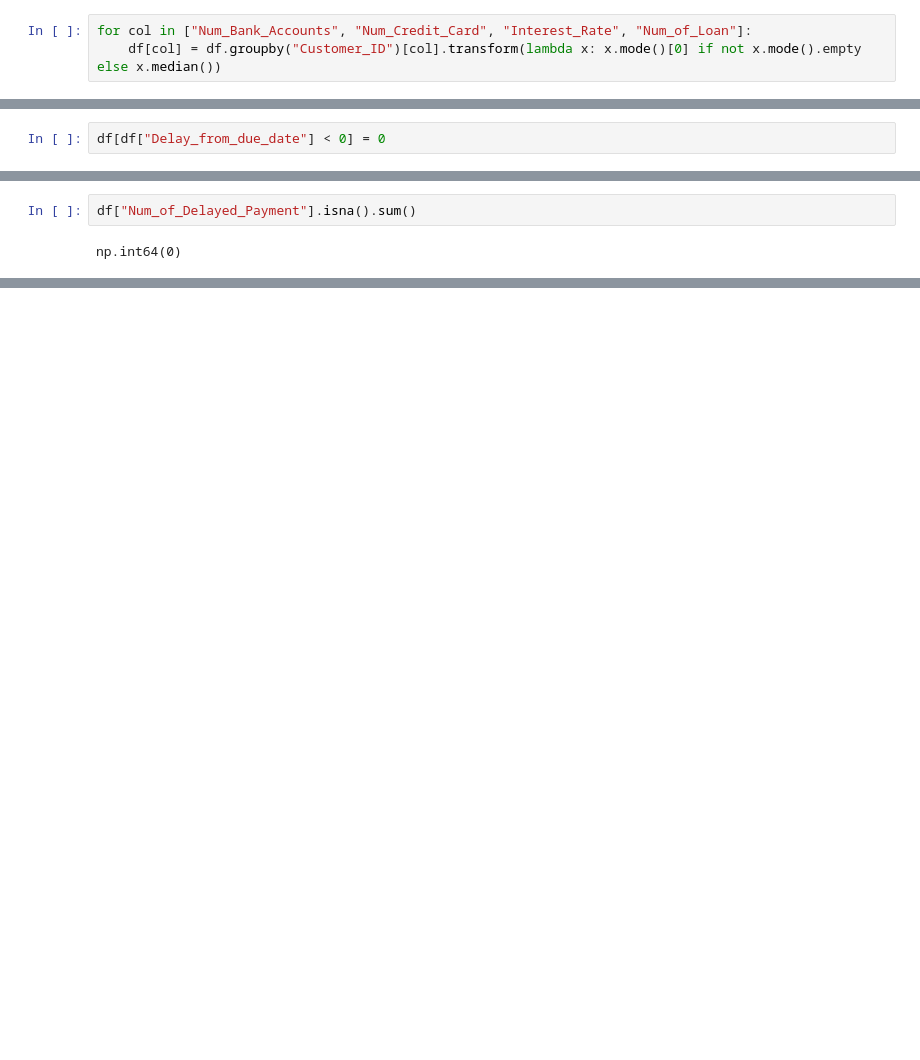
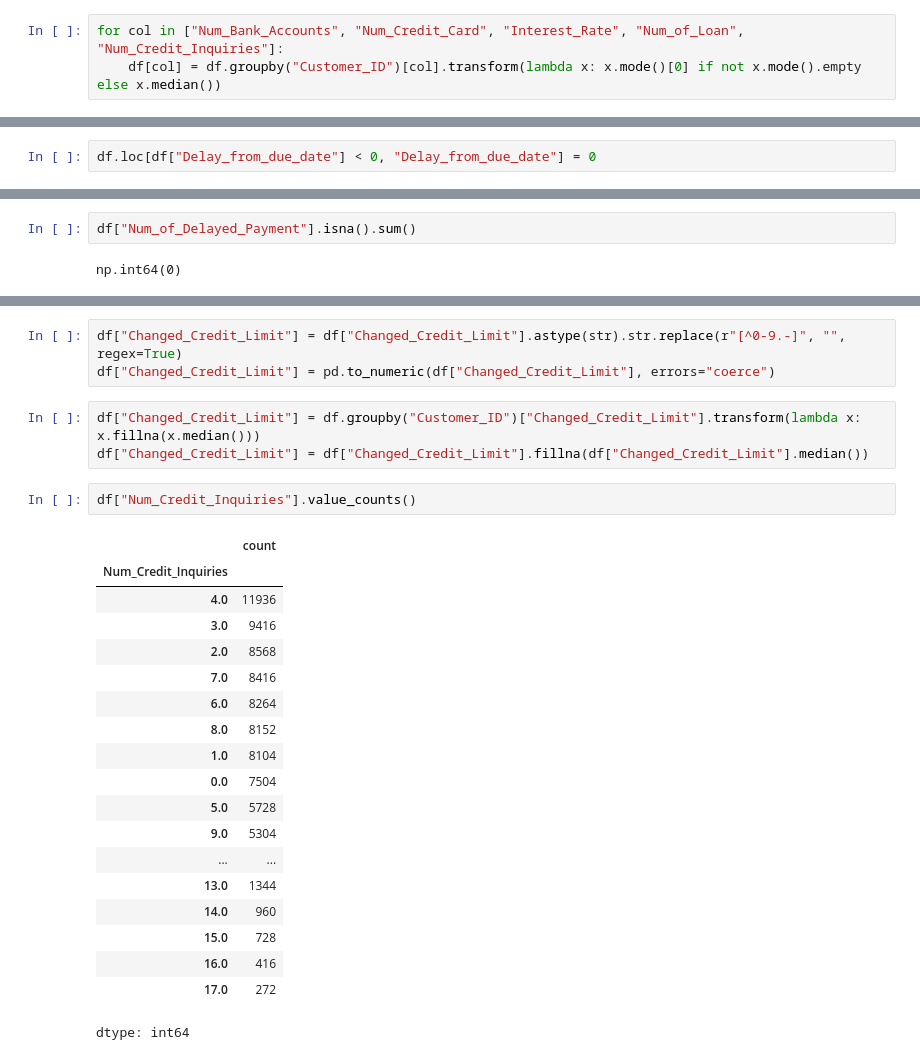
Before and after one commit to Mohamedsadek12/Credit-Score-Dataset, a Jupyter notebook: Credit_Score_Dataset.ipynb, the cells around one changed output, grey strips where cells are left out. Cells and saved outputs as stored; diff of their text form; blank space fills up the shorter version.

```diff
--- a/Credit_Score_Dataset.ipynb
+++ b/Credit_Score_Dataset.ipynb
@@ -215,7 +171,7 @@ df["Num_Bank_Accounts"].value_counts()
 942 rows × 1 columns
 dtype: int64
 # %%
-for col in ["Num_Bank_Accounts", "Num_Credit_Card", "Interest_Rate", "Num_of_Loan"]:
+for col in ["Num_Bank_Accounts", "Num_Credit_Card", "Interest_Rate", "Num_of_Loan", "Num_Credit_Inquiries"]:
     df[col] = df.groupby("Customer_ID")[col].transform(lambda x: x.mode()[0] if not x.mode().empty else x.median())
 # %%
 df.loc[df["Num_Bank_Accounts"] == 0, "Num_Credit_Card"] = 0
@@ -385,7 +339,7 @@ df["Delay_from_due_date"][1]
 # %% [output]
 np.int64(-1)
 # %%
-df[df["Delay_from_due_date"] < 0] = 0
+df.loc[df["Delay_from_due_date"] < 0, "Delay_from_due_date"] = 0
 # %%
 df["Num_of_Delayed_Payment"].isna().sum()
 # %% [output]
@@ -418 +379,29 @@ dtypes: float64(10), int64(17), object(5)
 memory usage: 24.4+ MB
+# %%
+df["Changed_Credit_Limit"] = df["Changed_Credit_Limit"].astype(str).str.replace(r"[^0-9.-]", "", regex=True)
+df["Changed_Credit_Limit"] = pd.to_numeric(df["Changed_Credit_Limit"], errors="coerce")
+# %%
+df["Changed_Credit_Limit"] = df.groupby("Customer_ID")["Changed_Credit_Limit"].transform(lambda x: x.fillna(x.median()))
+df["Changed_Credit_Limit"] = df["Changed_Credit_Limit"].fillna(df["Changed_Credit_Limit"].median())
+# %%
+df["Num_Credit_Inquiries"].value_counts()
+# %% [output]
+|  | count |
+| Num_Credit_Inquiries |  |
+| 4.0 | 11936 |
+| 3.0 | 9416 |
+| 2.0 | 8568 |
+| 7.0 | 8416 |
+| 6.0 | 8264 |
+| 8.0 | 8152 |
+| 1.0 | 8104 |
+| 0.0 | 7504 |
+| 5.0 | 5728 |
+| 9.0 | 5304 |
+| ... | ... |
+| 13.0 | 1344 |
+| 14.0 | 960 |
+| 15.0 | 728 |
+| 16.0 | 416 |
+| 17.0 | 272 |
+dtype: int64
```
Also changed, not shown: parts of 47 cells of this notebook.
